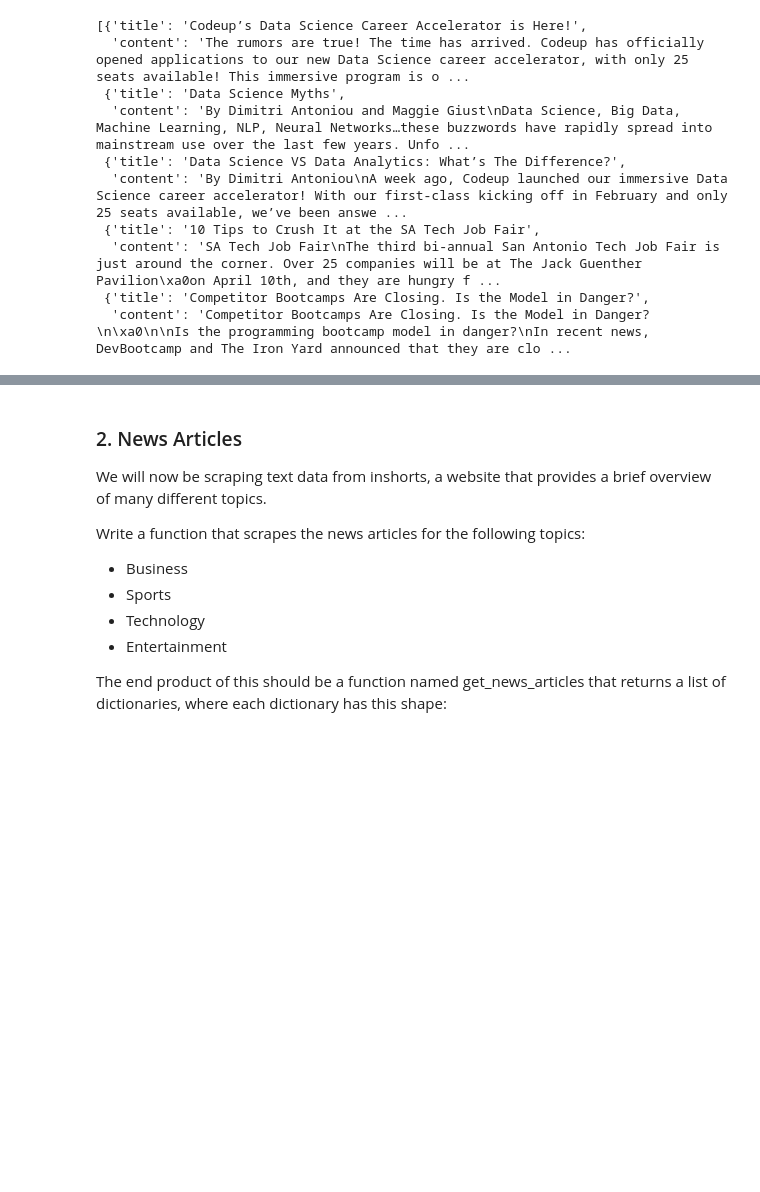
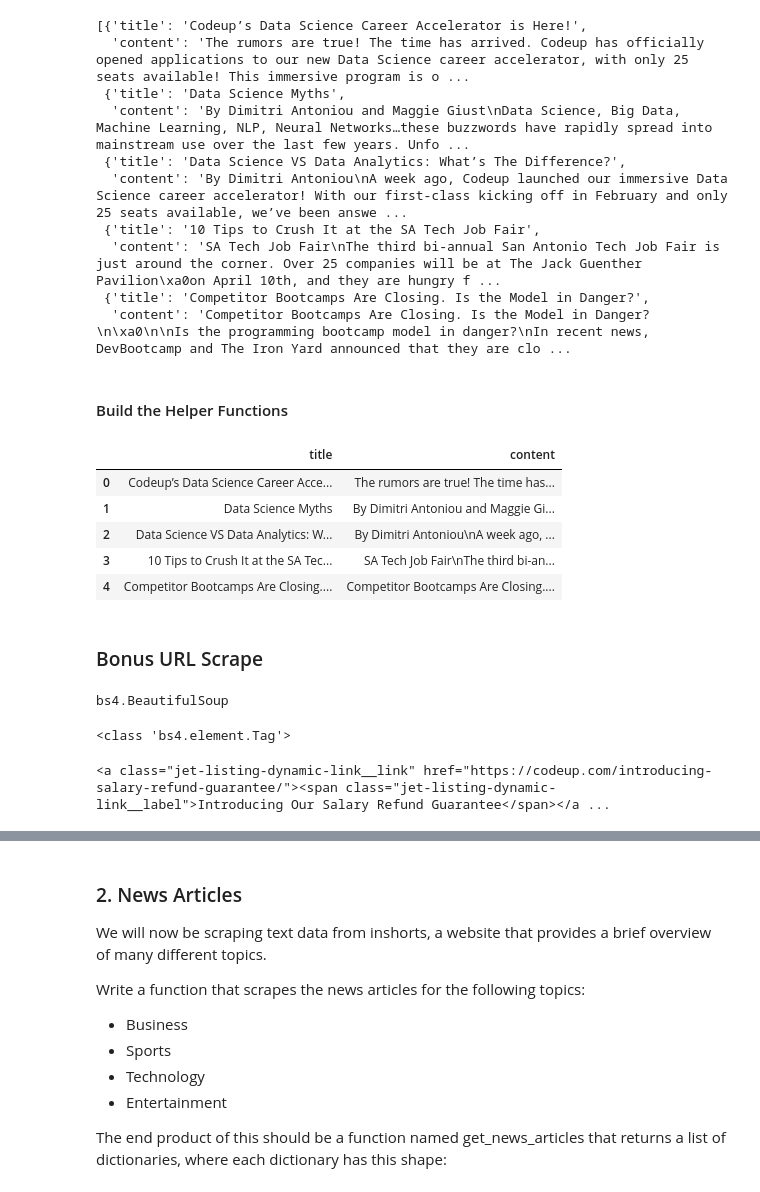
Before and after one commit to Yongliang-Shi/natural-language-processing-exercises, a Jupyter notebook: acquire.ipynb, the cells around one changed output, grey strips where cells are left out. Cells and saved outputs as stored; diff of their text form; code cells hidden in the pictures; blank space fills up the shorter version.

Commit message:
learn how to tackle bonus in question 1

```diff
--- a/acquire.ipynb
+++ b/acquire.ipynb
@@ -61,3 +83,77 @@ blog_articles
   'content': 'SA Tech Job Fair\nThe third bi-annual San Antonio Tech Job Fair is just around the corner. Over 25 companies will be at The Jack Guenther Pavilion\xa0on April 10th, and they are hungry f ...
  {'title': 'Competitor Bootcamps Are Closing. Is the Model in Danger?',
   'content': 'Competitor Bootcamps Are Closing. Is the Model in Danger?\n\xa0\n\nIs the programming bootcamp model in danger?\nIn recent news, DevBootcamp and The Iron Yard announced that they are clo ...
+# %% [markdown]
+#### Build the Helper Functions
+# %%
+# Create a helper functioin that requests and parse HTML returning a soup object
+
+def make_soup(url):
+    '''
+    This helper function takes in a url and requests and parses HTML
+    returning a soup object
+    '''
+    headers = {'User-Agent': 'Codeup Data Science'}
+    response = get(url, headers=headers)
+    soup = BeautifulSoup(response.content, 'html.parser')
+
+    return soup
+# %%
+def acquire_codeup_blogs(urls, cached=False):
+    '''
+    This function takes in a list of Codeup Blog urls and a parameter with default cashed == False.
+    It scrapes the title and text for each url, creates a list of dictionaries with title and tex for each blog,
+    creates a list of dictionaries, converts list to df, and returns df
+    If cached == True, the function returns a dataframe from a json file.
+    '''
+    if cached == True:
+        df = pd.read_json('codeup_blogs.json') # cached == False completes a fresh scrape for df.
+    else:
+
+        blog_articles = []
+
+        for url in urls:
+            soup = make_soup(url)
+            title = soup.find('h1', class_='jupiterx-post-title')
+            content = soup.find('div', class_='jupiterx-post-content')
+            d = {'title': title.text, 'content': content.text}
+            blog_articles.append(d)
+
+        df = pd.DataFrame(blog_articles)
+        df.to_json('codeup_blogs.json')
+
+    return df
+# %%
+# Test the functions
+
+codeup_blogs = acquire_codeup_blogs(urls)
+codeup_blogs
+# %% [output]
+|  | title | content |
+| 0 | Codeup’s Data Science Career Acce... | The rumors are true! The time has... |
+| 1 | Data Science Myths | By Dimitri Antoniou and Maggie Gi... |
+| 2 | Data Science VS Data Analytics: W... | By Dimitri Antoniou\nA week ago, ... |
+| 3 | 10 Tips to Crush It at the SA Tec... | SA Tech Job Fair\nThe third bi-an... |
+| 4 | Competitor Bootcamps Are Closing.... | Competitor Bootcamps Are Closing.... |
+# %% [markdown]
+### Bonus URL Scrape
+# %%
+# Hit codeup's main blog page to scrape the urls.
+
+url = 'https://codeup.com/resources/#blog'
+soup = make_soup(url)
+type(soup)
+# %% [output]
+bs4.BeautifulSoup
+# %%
+# Filter my soup to return a list of all anchor elements from my HTML
+urls_list = soup.find_all('a', class_='jet-listing-dynamic-link__link')
+
+# Print the type of the element
+print(type(urls_list[0]))
+
+# Take a peek at the urls_list
+urls_list[0]
+# %% [output]
+<class 'bs4.element.Tag'>
+<a class="jet-listing-dynamic-link__link" href="https://codeup.com/introducing-salary-refund-guarantee/"><span class="jet-listing-dynamic-link__label">Introducing Our Salary Refund Guarantee</span></a ...
```
Also changed, not shown: parts of 10 cells of this notebook.
